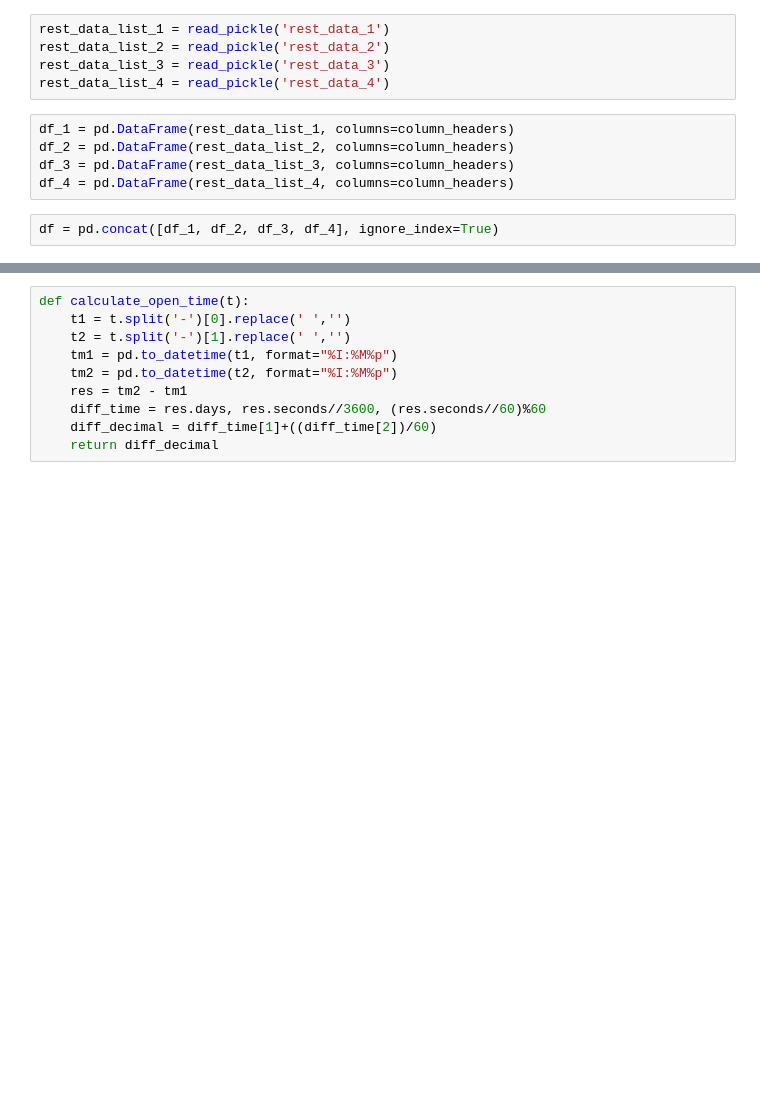
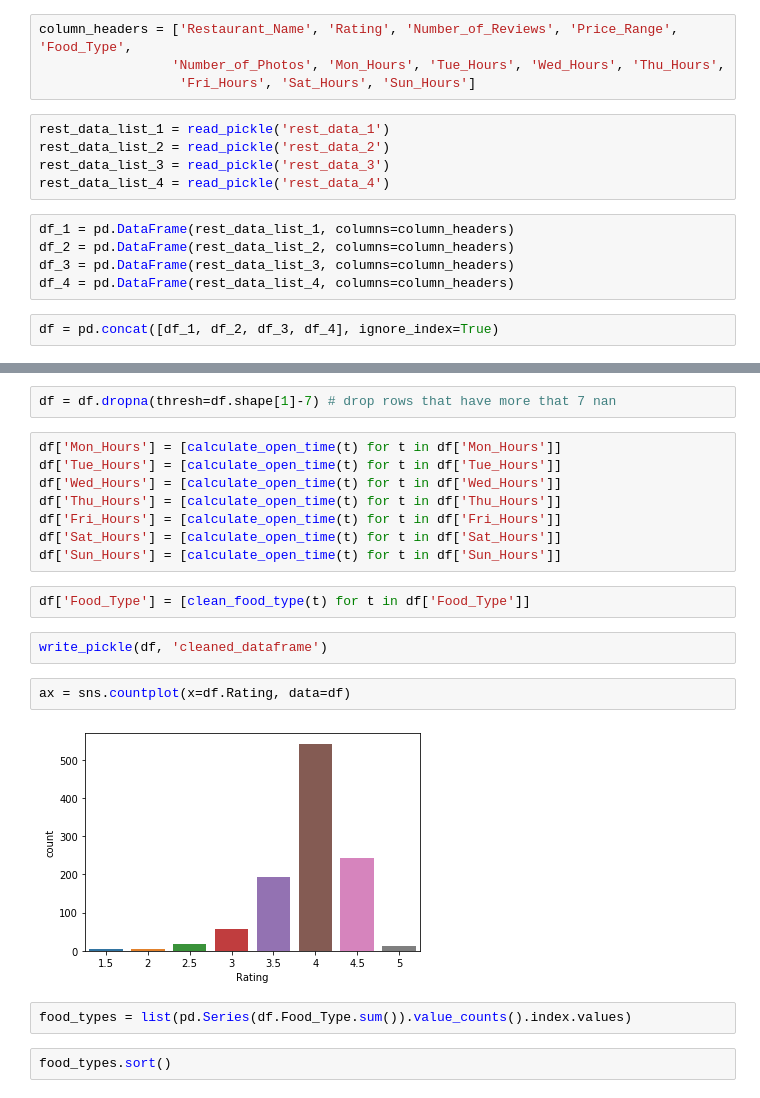
Before and after one commit to Khawlah-Ahmed/Yelp-Project, a Jupyter notebook: web-scraping-beautifulsoup/Dataframe Creation.ipynb, the cells around one changed output, grey strips where cells are left out. Cells and saved outputs as stored; diff of their text form; blank space fills up the shorter version.

```diff
--- a/web-scraping-beautifulsoup/Dataframe Creation.ipynb
+++ b/web-scraping-beautifulsoup/Dataframe Creation.ipynb
@@ -16,3 +34,7 @@ column_headers = ['Restaurant Name', 'Rating', 'Number of Reviews', 'Price Range
+# %%
+column_headers = ['Restaurant_Name', 'Rating', 'Number_of_Reviews', 'Price_Range', 'Food_Type',
+                 'Number_of_Photos', 'Mon_Hours', 'Tue_Hours', 'Wed_Hours', 'Thu_Hours',
+                  'Fri_Hours', 'Sat_Hours', 'Sun_Hours']
 # %%
 rest_data_list_1 = read_pickle('rest_data_1')
 rest_data_list_2 = read_pickle('rest_data_2')
@@ -44,10 +50,22 @@ df.iloc[0]['Mon Hours']
-# %%
-def calculate_open_time(t):
-    t1 = t.split('-')[0].replace(' ','')
-    t2 = t.split('-')[1].replace(' ','')
-    tm1 = pd.to_datetime(t1, format="%I:%M%p")
-    tm2 = pd.to_datetime(t2, format="%I:%M%p")
-    res = tm2 - tm1
-    diff_time = res.days, res.seconds//3600, (res.seconds//60)%60
-    diff_decimal = diff_time[1]+((diff_time[2])/60)
-    return diff_decimal
+# %%
+df = df.dropna(thresh=df.shape[1]-7) # drop rows that have more that 7 nan
+# %%
+df['Mon_Hours'] = [calculate_open_time(t) for t in df['Mon_Hours']]
+df['Tue_Hours'] = [calculate_open_time(t) for t in df['Tue_Hours']]
+df['Wed_Hours'] = [calculate_open_time(t) for t in df['Wed_Hours']]
+df['Thu_Hours'] = [calculate_open_time(t) for t in df['Thu_Hours']]
+df['Fri_Hours'] = [calculate_open_time(t) for t in df['Fri_Hours']]
+df['Sat_Hours'] = [calculate_open_time(t) for t in df['Sat_Hours']]
+df['Sun_Hours'] = [calculate_open_time(t) for t in df['Sun_Hours']]
+# %%
+df['Food_Type'] = [clean_food_type(t) for t in df['Food_Type']]
+# %%
+write_pickle(df, 'cleaned_dataframe')
+# %%
+ax = sns.countplot(x=df.Rating, data=df)
+# %% [output]
+[figure, added]
+# %%
+food_types = list(pd.Series(df.Food_Type.sum()).value_counts().index.values)
+# %%
+food_types.sort()
```
Also changed, not shown: parts of 18 cells of this notebook, 7 other files.
